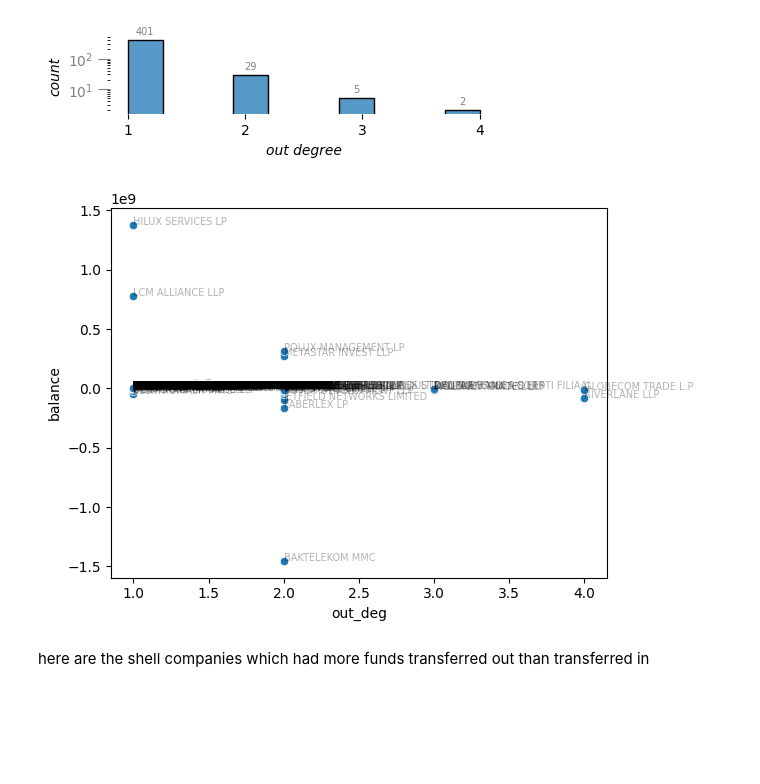
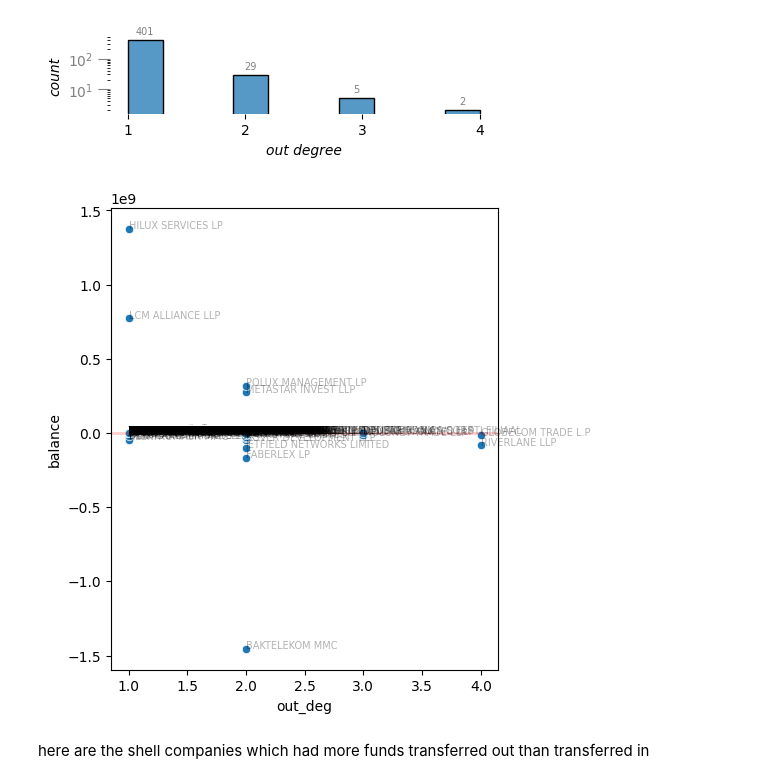
Before and after one commit to DerwenAI/kleptosyn, a Jupyter notebook: occrp.ipynb, the cells around one changed output. Drawn from its saved outputs; the diff is of its cells as text; code cells hidden in the pictures; blank space fills up the shorter version.

```diff
--- a/occrp.ipynb
+++ b/occrp.ipynb
@@ -540,6 +547,6 @@ details: dict = {
     for node_id in non_periph
 }
 
-for node_id, dat in sorted(details.items(), key = lambda pair: pair[1]["value"], reverse = True):
+for node_id, dat in sorted(details.items(), key = lambda pair: pair[1]["rank"], reverse = True):
     print(f"{node_id:3}", dat)
 # %% [output]
@@ -577,6 +584,7 @@ for node_id in graph.nodes():
 
     if deg > 0:
         dat = graph.nodes[node_id]
+        graph.nodes[node_id]["role"] = "drain"
         print(f"{deg:3} in degree {node_id:3}", dat["name"])
 # %% [output]
 272 in degree   1 LCM ALLIANCE LLP
@@ -585,12 +593,17 @@ for node_id in graph.nodes():
  60 in degree 302 HILUX SERVICES LP
 # %%
 for node_id in graph.nodes():
-    graph.nodes[node_id]["out_deg"] = graph.out_degree(node_id)
+    deg: int = graph.out_degree(node_id)
+    graph.nodes[node_id]["out_deg"] = deg
+
+    if deg > 1:
+        graph.nodes[node_id]["role"] = "center"
 # %%
 flows_dat: list = [
     {
         "node_id": node_id,
         "name": dat["name"],
+        "role": dat["role"],
         "out_deg": dat["out_deg"],
         "balance": dat["balance"],
         "volume": dat["volume"],
@@ -639,16 +672,21 @@ plt.legend([], [], frameon = False);
 # %%
 x: list = df_flows["out_deg"].to_list()
 y: list = df_flows["balance"].to_list()
 labels: list = df_flows["name"].to_list()
+
+fig, ax = plt.subplots(figsize = (5, 6))
+plt.rcParams["font.family"] = "sans-serif"
 
 sns.scatterplot(data = df_flows, x = "out_deg", y = "balance")
 
 for i, label in enumerate(labels):
     plt.annotate(label, (x[i], y[i]), alpha = 0.3, fontsize = 7)
 
+plt.axhline(y = 0, color = "red", lw = 2, alpha = 0.2)
+
 plt.show()
 # %% [output]
-[figure, old version]
+[figure, new version]
 # %% [markdown]
 here are the shell companies which had more funds transferred out than transferred in
 # %%
```
Also changed, not shown: parts of 73 cells of this notebook.
